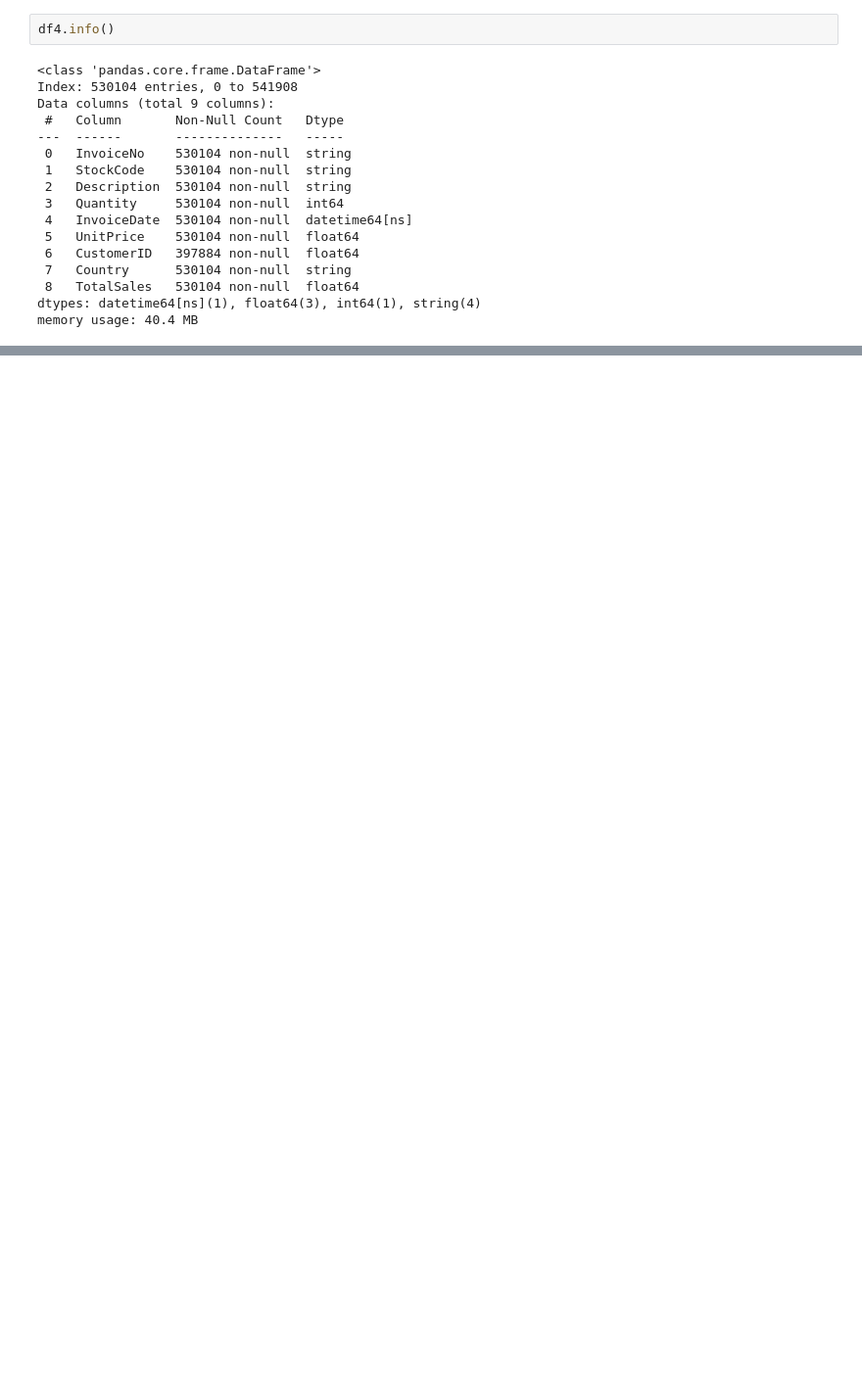
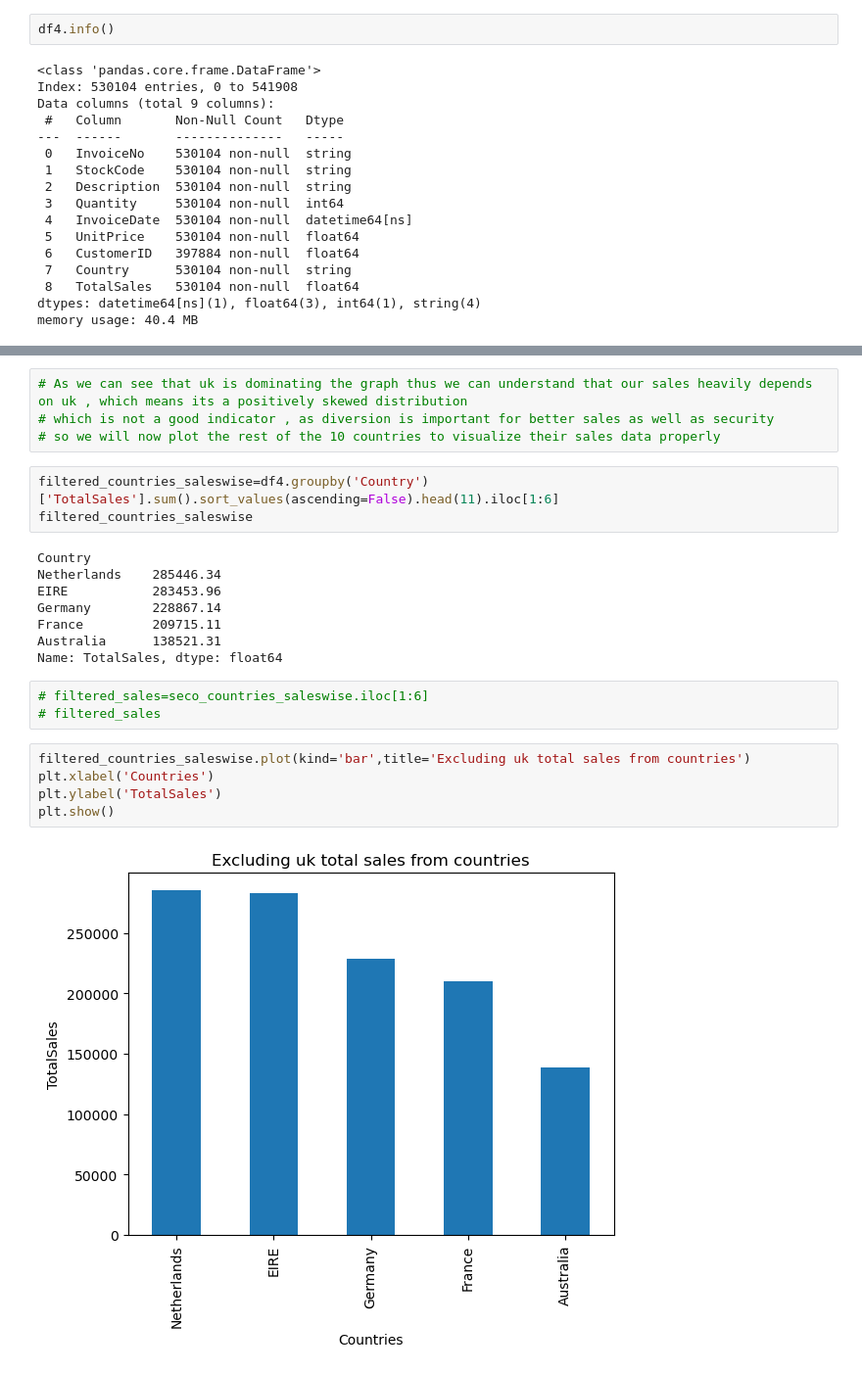
Before and after one commit to kinjal12365/Large_scale_data_analysis, a Jupyter notebook: experimentation/data_analytics_exp.ipynb, the cells around one changed output, grey strips where cells are left out. Shown: that part at 98% size. Saved outputs shown, nothing was run; the diff lists cells and outputs as text; blank space fills up the shorter version.

```diff
--- a/experimentation/data_analytics_exp.ipynb
+++ b/experimentation/data_analytics_exp.ipynb
@@ -325,0 +389,25 @@ df4.head()
+# %%
+# As we can see that uk is dominating the graph thus we can understand that our sales heavily depends on uk , which means its a positively skewed distribution
+# which is not a good indicator , as diversion is important for better sales as well as security
+# so we will now plot the rest of the 10 countries to visualize their sales data properly
+# %%
+filtered_countries_saleswise=df4.groupby('Country')['TotalSales'].sum().sort_values(ascending=False).head(11).iloc[1:6]
+filtered_countries_saleswise
+# %% [output]
+Country
+Netherlands    285446.34
+EIRE           283453.96
+Germany        228867.14
+France         209715.11
+Australia      138521.31
+Name: TotalSales, dtype: float64
+# %%
+# filtered_sales=seco_countries_saleswise.iloc[1:6]
+# filtered_sales
+# %%
+filtered_countries_saleswise.plot(kind='bar',title='Excluding uk total sales from countries')
+plt.xlabel('Countries')
+plt.ylabel('TotalSales')
+plt.show()
+# %% [output]
+[figure, added]
```
Also changed, not shown: parts of 56 cells of this notebook, 3 other files.
